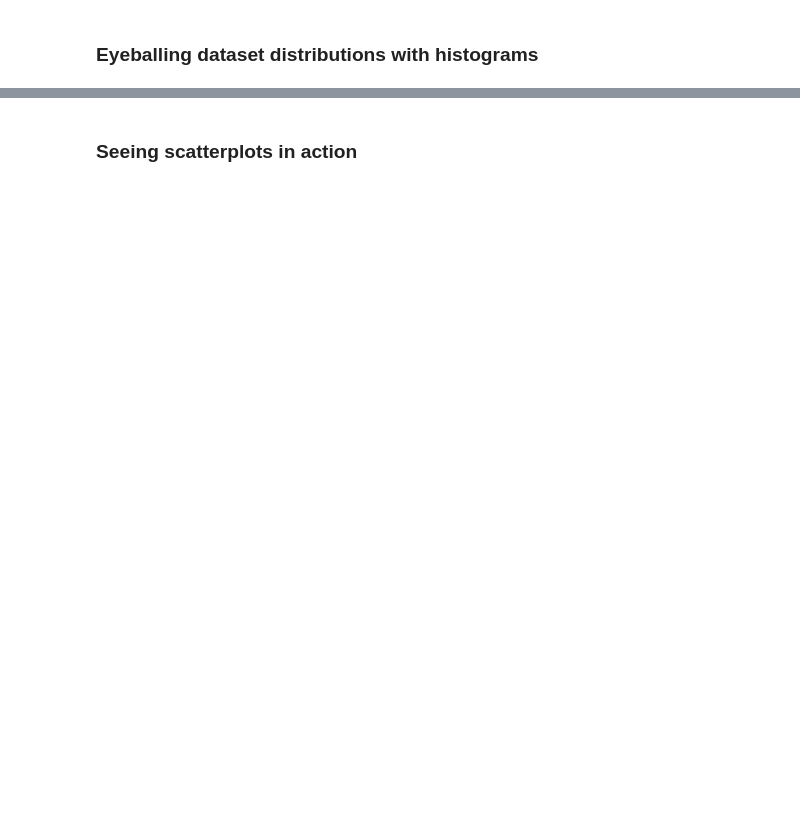
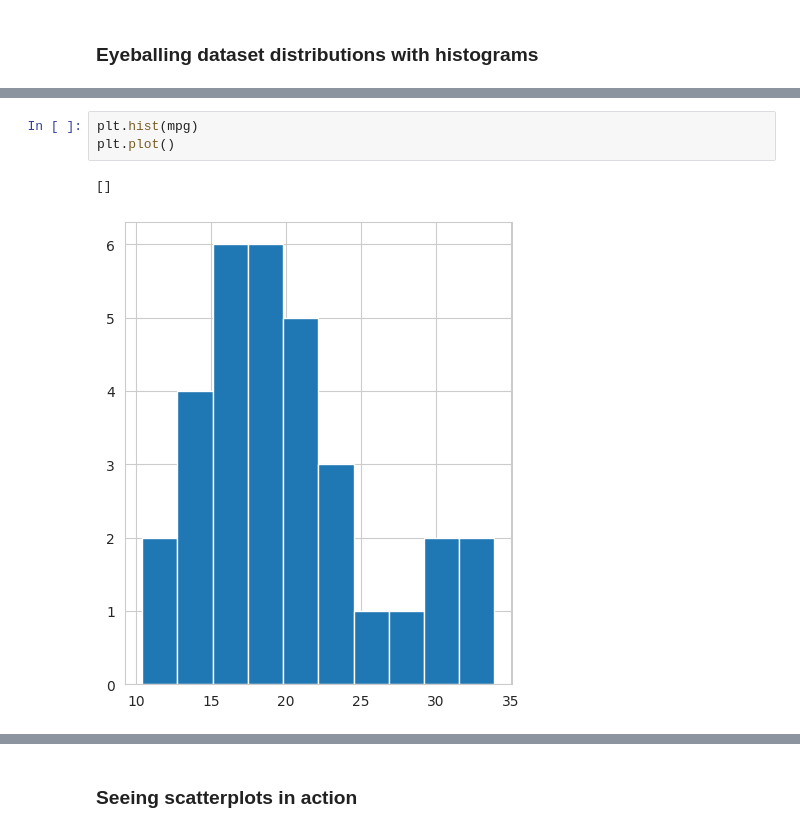
Before and after one commit to LinkedInLearning/python-for-data-science-and-machine-learning-essential-training-part-1-3006708, a Jupyter notebook: notebooks/04_07b.ipynb, the cells around one changed output, grey strips where cells are left out. Cells and saved outputs as stored; diff of their text form; blank space fills up the shorter version.

```diff
--- a/notebooks/04_07b.ipynb
+++ b/notebooks/04_07b.ipynb
@@ -23,0 +31,6 @@ cars.index = cars.car_names
+# %%
+plt.hist(mpg)
+plt.plot()
+# %% [output]
+[]
+[figure, added]
```
Also changed, not shown: parts of 9 cells of this notebook, 28 other files.
